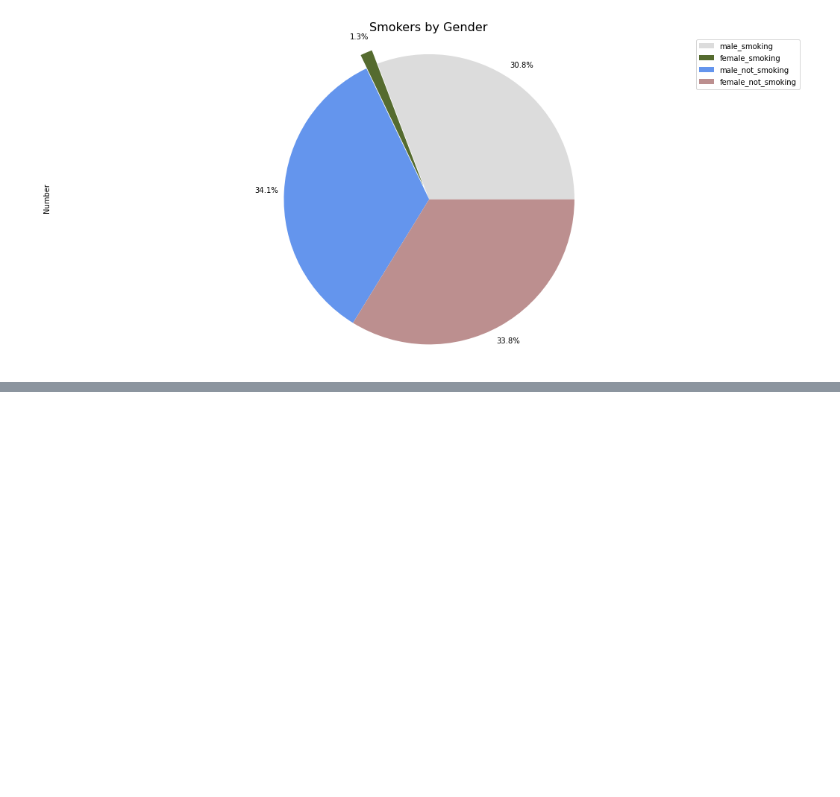
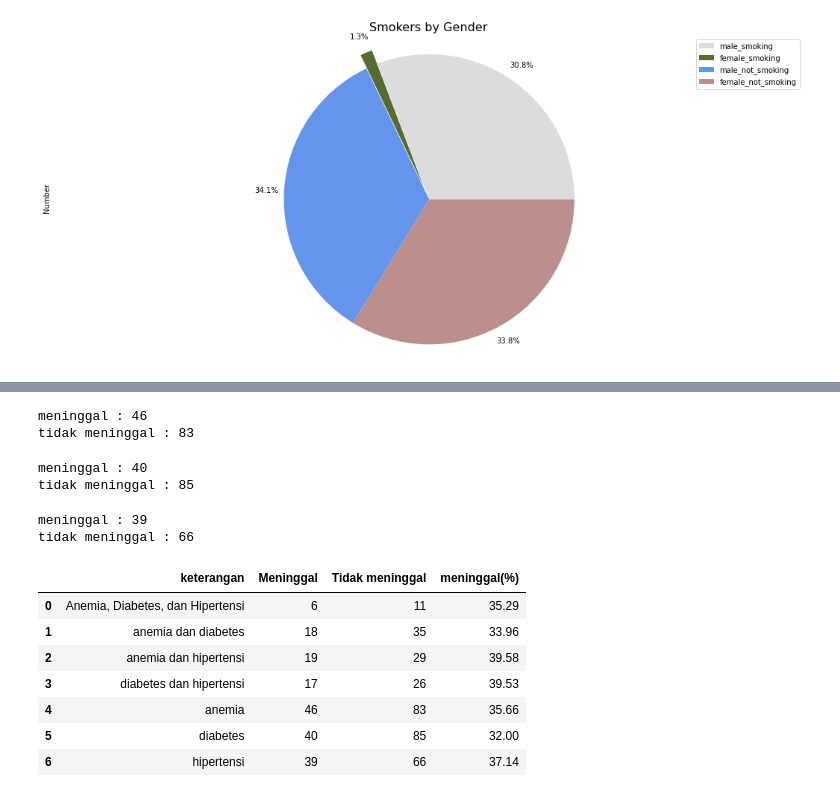
Before and after one commit to HelennaConstantia/PYTN-KampusMerdeka_FP3, a Jupyter notebook: PYTN_KampusMerdeka_fp3_Helenna Constantia.ipynb, the cells around one changed output, grey strips where cells are left out. Cells and saved outputs as stored; diff of their text form; code cells hidden in the pictures; blank space fills up the shorter version.

```diff
--- a/PYTN_KampusMerdeka_fp3_Helenna Constantia.ipynb
+++ b/PYTN_KampusMerdeka_fp3_Helenna Constantia.ipynb
@@ -259,0 +402,56 @@ Perokok dengan gender perempuan sangatlah sedikit yaitu hanya 1.3% sementara per
+# %%
+#mengambil data pasien yang memiliki riwayat penyakit anemia
+df_A=df.loc[(df['anaemia']==1) ]
+death_A=len(df_A[df_A['death_event']==1])
+not_death_A=len(df_A[df_A['death_event']==0])
+print('meninggal :',death_A)
+print('tidak meninggal :', not_death_A)
+# %% [output]
+meninggal : 46
+tidak meninggal : 83
+# %%
+#mengambil data pasien yang memiliki riwayat penyakit diabetes
+df_D=df.loc[(df['diabetes']==1)]
+death_D=len(df_D[df_D['death_event']==1])
+not_death_D=len(df_D[df_D['death_event']==0])
+print('meninggal :',death_D)
+print('tidak meninggal :', not_death_D)
+# %% [output]
+meninggal : 40
+tidak meninggal : 85
+# %%
+#mengambil data pasien yang memiliki riwayat penyakit hipertensi
+df_H=df.loc[(df['hypertension']==1)]
+death_H=len(df_H[df_H['death_event']==1])
+not_death_H=len(df_H[df_H['death_event']==0])
+print('meninggal :',death_H)
+print('tidak meninggal :', not_death_H)
+# %% [output]
+meninggal : 39
+tidak meninggal : 66
+# %%
+#Membuat dataframe baru berdasarkan informasi diatas
+keterangan=['Anemia, Diabetes, dan Hipertensi',
+           'anemia dan diabetes',
+           'anemia dan hipertensi',
+           'diabetes dan hipertensi',
+           'anemia','diabetes','hipertensi']
+meninggal=[death_ADH, death_AD, death_AH, death_DH,
+           death_A,death_D,death_H]
+tidak_meninggal=[not_death_ADH, not_death_AD,
+                not_death_AH, not_death_DH,
+                not_death_A, not_death_D, not_death_H]
+ADH_df=pd.DataFrame({'keterangan':keterangan,'Meninggal':meninggal,
+             'Tidak meninggal':tidak_meninggal})
+persen=pd.DataFrame({'meninggal(%)':round((ADH_df['Meninggal']/(ADH_df['Meninggal']+ADH_df['Tidak meninggal']))*100,2)})
+ADH_df=pd.concat([ADH_df,persen], axis=1)
+ADH_df
+# %% [output]
+|  | keterangan | Meninggal | Tidak meninggal | meninggal(%) |
+| 0 | Anemia, Diabetes, dan Hipertensi | 6 | 11 | 35.29 |
+| 1 | anemia dan diabetes | 18 | 35 | 33.96 |
+| 2 | anemia dan hipertensi | 19 | 29 | 39.58 |
+| 3 | diabetes dan hipertensi | 17 | 26 | 39.53 |
+| 4 | anemia | 46 | 83 | 35.66 |
+| 5 | diabetes | 40 | 85 | 32.00 |
+| 6 | hipertensi | 39 | 66 | 37.14 |
```
Also changed, not shown: parts of 18 cells of this notebook.
